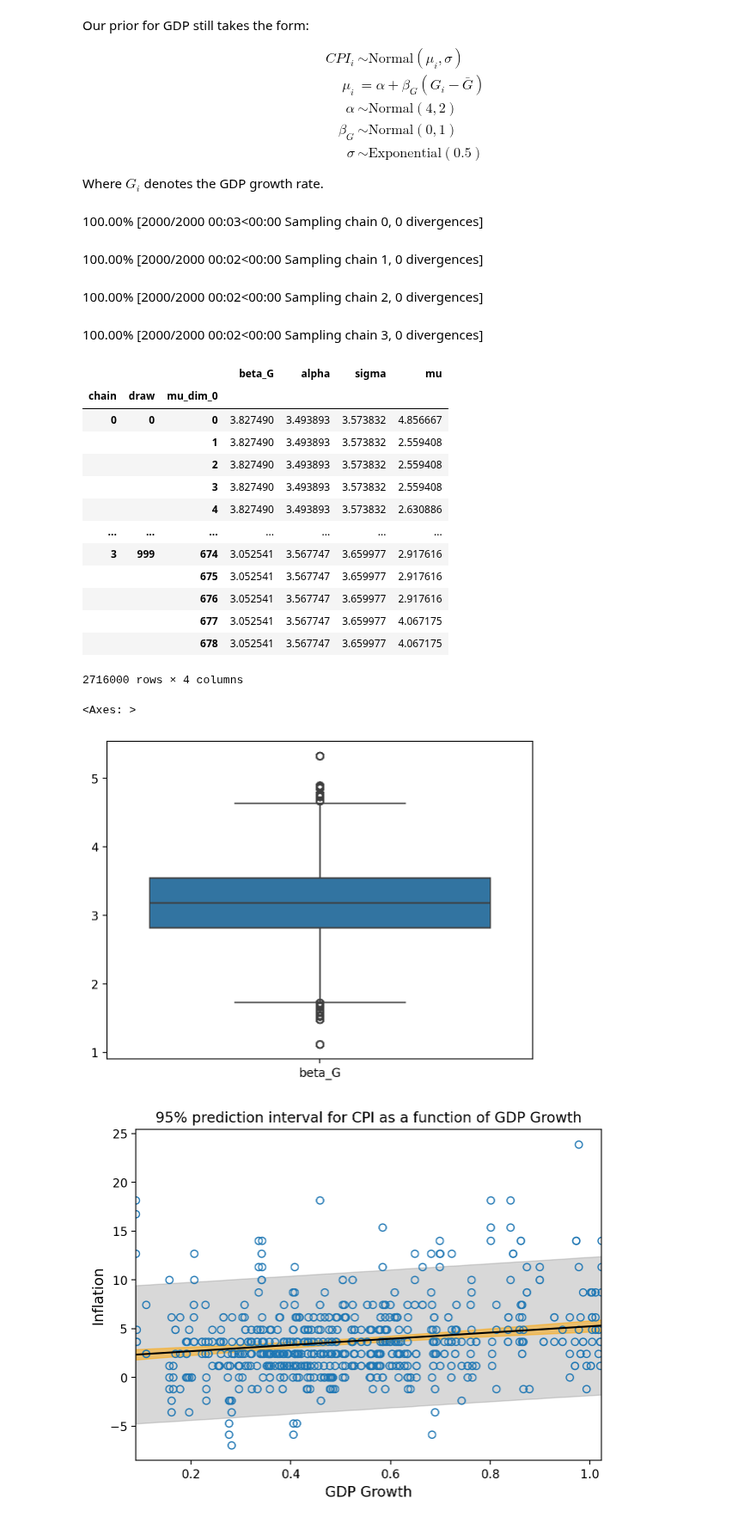
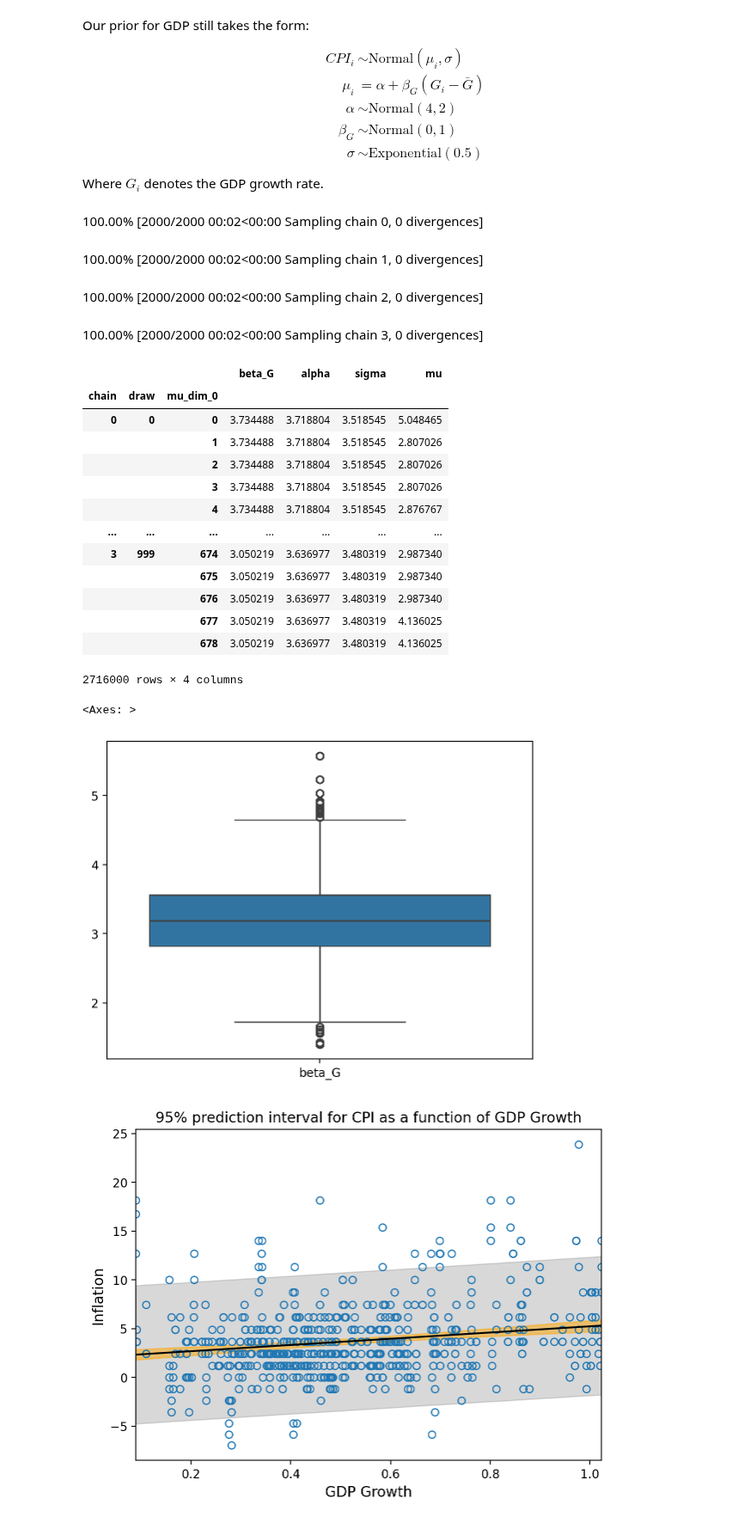
Before and after one commit to AndreiAf02/Math509Project_Public, a Jupyter notebook: 509ProjectV2.ipynb, the cells around one changed output. Shown at 86% size. Drawn from its saved outputs; the diff is of its cells as text; code cells hidden in the pictures.

```diff
--- a/509ProjectV2.ipynb
+++ b/509ProjectV2.ipynb
@@ -625,42 +623,40 @@ Our prior for GDP still takes the form:
   \end{align*}
   Where $G_i$ denotes the GDP growth rate.
 # %%
-# To activate after we input data_filtered!!!
-
-# with pm.Model() as model_gdp2:
-#     sigma = pm.Exponential('sigma', 0.5)
-#     beta_G = pm.Normal('beta_G', mu=0, sigma=1)
-#     alpha = pm.Normal('alpha', mu=4, sigma=2)
-#     _mu = alpha + beta_G*(data_filtered['GDP']-data_filtered['GDP'].mean())
-#     mu = pm.Deterministic('mu', _mu)
-#     CPI = pm.Normal('CPI', mu=mu, sigma=sigma, observed=data_filtered['CPI.U'])
-#     _model_gdp2_mcmc_samples = pm.sample(1000, tune=1000, chains=4)
-# model_gdp2_mcmc_samples = _model_gdp2_mcmc_samples.posterior.to_dataframe()
-# model_gdp2_mcmc_samples
+with pm.Model() as model_gdp2:
+    sigma = pm.Exponential('sigma', 0.5)
+    beta_G = pm.Normal('beta_G', mu=0, sigma=1)
+    alpha = pm.Normal('alpha', mu=4, sigma=2)
+    _mu = alpha + beta_G*(data_filtered['GDP']-data_filtered['GDP'].mean())
+    mu = pm.Deterministic('mu', _mu)
+    CPI = pm.Normal('CPI', mu=mu, sigma=sigma, observed=data_filtered['CPI.U'])
+    _model_gdp2_mcmc_samples = pm.sample(1000, tune=1000, chains=4)
+model_gdp2_mcmc_samples = _model_gdp2_mcmc_samples.posterior.to_dataframe()
+model_gdp2_mcmc_samples
 # %% [output]
-100.00% [2000/2000 00:03<00:00 Sampling chain 0, 0 divergences]
+100.00% [2000/2000 00:02<00:00 Sampling chain 0, 0 divergences]
 100.00% [2000/2000 00:02<00:00 Sampling chain 1, 0 divergences]
 100.00% [2000/2000 00:02<00:00 Sampling chain 2, 0 divergences]
 100.00% [2000/2000 00:02<00:00 Sampling chain 3, 0 divergences]
 |  |  |  | beta_G | alpha | sigma | mu |
 | chain | draw | mu_dim_0 |  |  |  |  |
-| 0 | 0 | 0 | 3.827490 | 3.493893 | 3.573832 | 4.856667 |
-|  |  | 1 | 3.827490 | 3.493893 | 3.573832 | 2.559408 |
-|  |  | 2 | 3.827490 | 3.493893 | 3.573832 | 2.559408 |
-|  |  | 3 | 3.827490 | 3.493893 | 3.573832 | 2.559408 |
-|  |  | 4 | 3.827490 | 3.493893 | 3.573832 | 2.630886 |
+| 0 | 0 | 0 | 3.734488 | 3.718804 | 3.518545 | 5.048465 |
+|  |  | 1 | 3.734488 | 3.718804 | 3.518545 | 2.807026 |
+|  |  | 2 | 3.734488 | 3.718804 | 3.518545 | 2.807026 |
+|  |  | 3 | 3.734488 | 3.718804 | 3.518545 | 2.807026 |
+|  |  | 4 | 3.734488 | 3.718804 | 3.518545 | 2.876767 |
 | ... | ... | ... | ... | ... | ... | ... |
-| 3 | 999 | 674 | 3.052541 | 3.567747 | 3.659977 | 2.917616 |
-|  |  | 675 | 3.052541 | 3.567747 | 3.659977 | 2.917616 |
-|  |  | 676 | 3.052541 | 3.567747 | 3.659977 | 2.917616 |
-|  |  | 677 | 3.052541 | 3.567747 | 3.659977 | 4.067175 |
-|  |  | 678 | 3.052541 | 3.567747 | 3.659977 | 4.067175 |
+| 3 | 999 | 674 | 3.050219 | 3.636977 | 3.480319 | 2.987340 |
+|  |  | 675 | 3.050219 | 3.636977 | 3.480319 | 2.987340 |
+|  |  | 676 | 3.050219 | 3.636977 | 3.480319 | 2.987340 |
+|  |  | 677 | 3.050219 | 3.636977 | 3.480319 | 4.136025 |
+|  |  | 678 | 3.050219 | 3.636977 | 3.480319 | 4.136025 |
 2716000 rows × 4 columns
 # %%
-# sns.boxplot(data=model_gdp2_mcmc_samples[['beta_G']])
+sns.boxplot(data=model_gdp2_mcmc_samples[['beta_G']])
 # %% [output]
 <Axes: >
-[figure, old version]
+[figure, new version]
 # %%
 ## Prediction plot for CPI from GDP MCMC:
 
```
Also changed, not shown: parts of 4 cells of this notebook.
